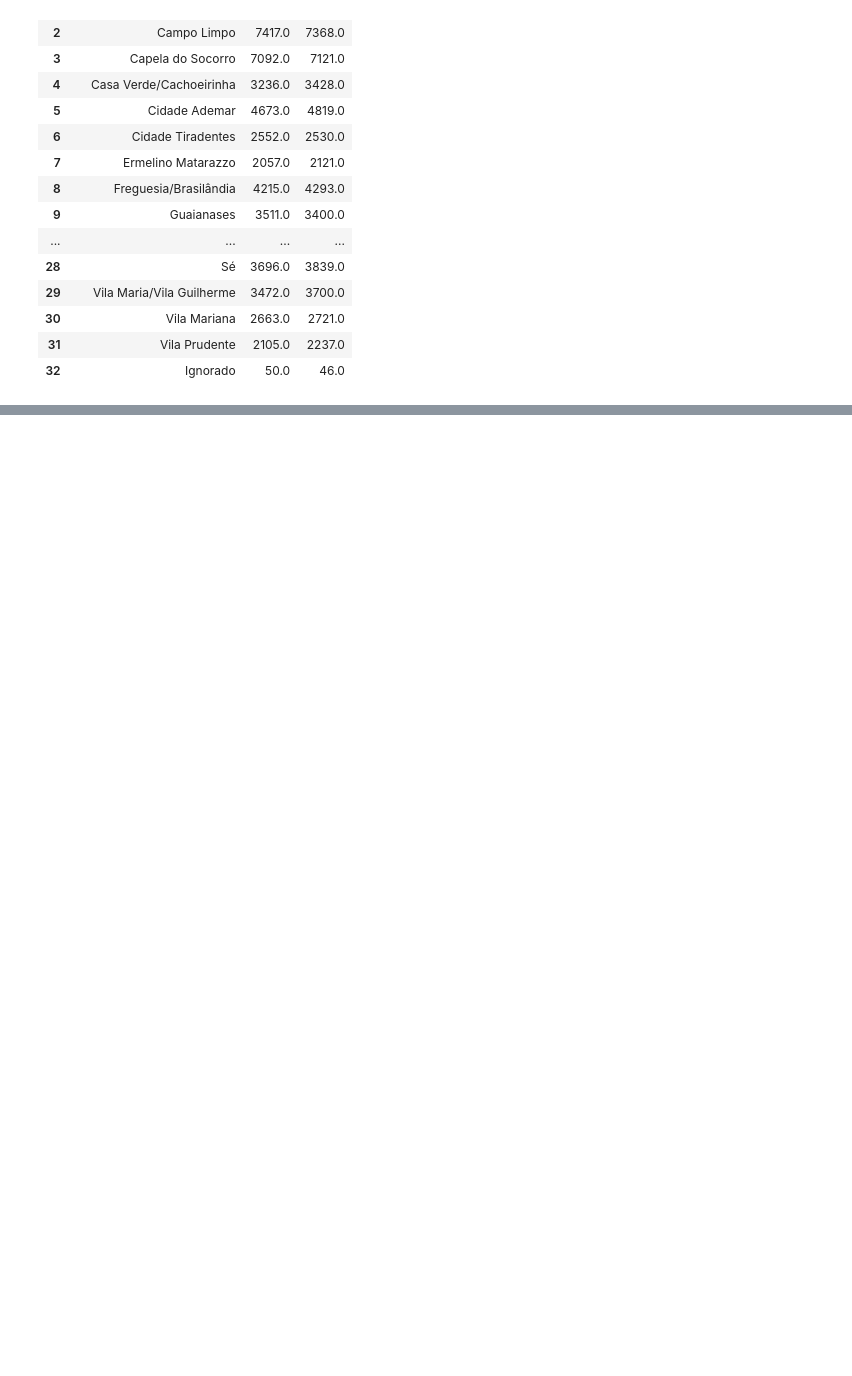
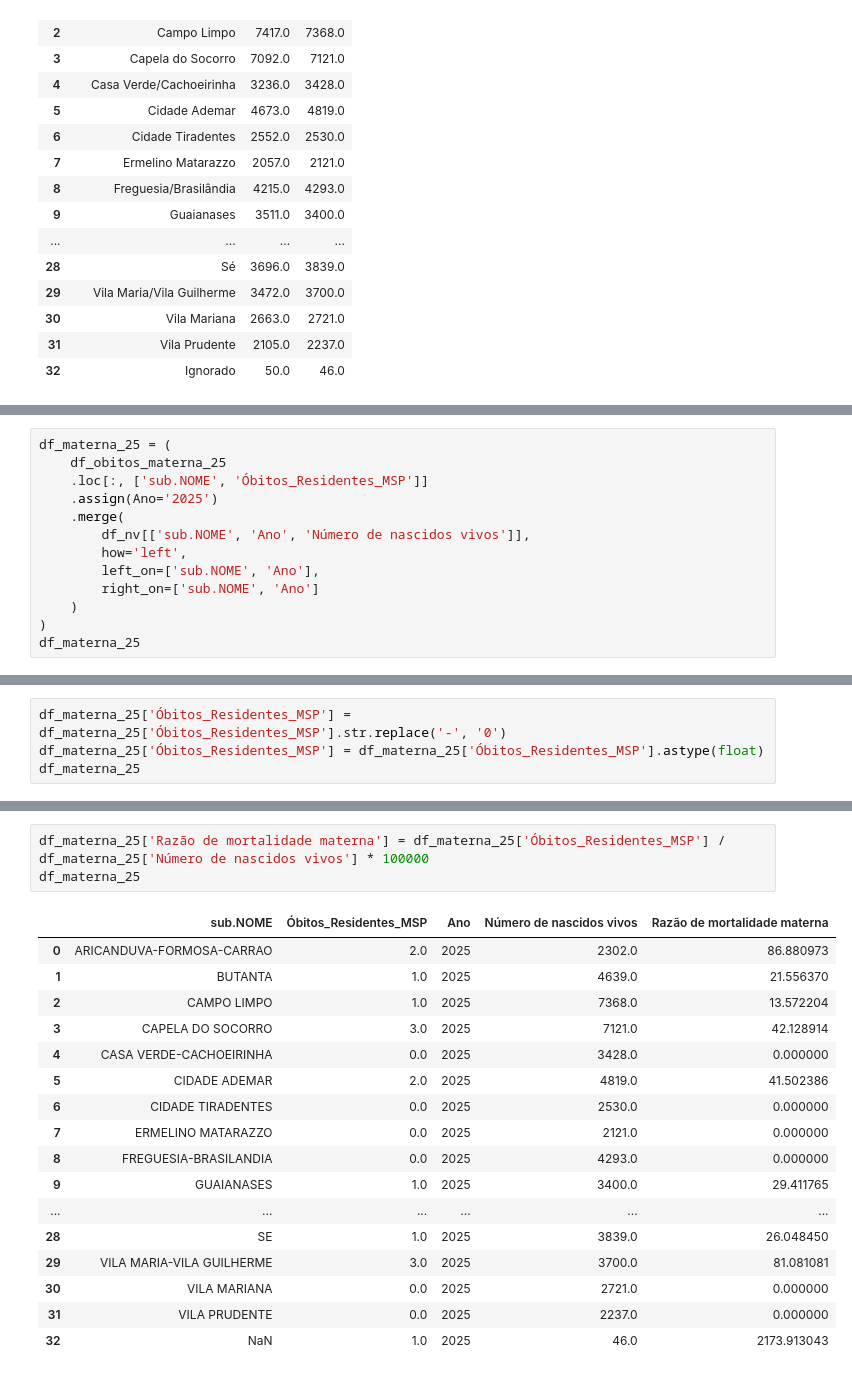
Before and after one commit to ObservatorioPoliticasTCM/datasp-dados, a Jupyter notebook: rendered_notebooks/saude/01 mortalidade materna e infantil.ipynb, the cells around one changed output, grey strips where cells are left out. Cells and saved outputs as stored; diff of their text form; blank space fills up the shorter version.

```diff
--- a/rendered_notebooks/saude/01 mortalidade materna e infantil.ipynb
+++ b/rendered_notebooks/saude/01 mortalidade materna e infantil.ipynb
@@ -239,0 +771,13 @@ df_nv
+# %%
+df_materna_25 = (
+    df_obitos_materna_25
+    .loc[:, ['sub.NOME', 'Óbitos_Residentes_MSP']]
+    .assign(Ano='2025')
+    .merge(
+        df_nv[['sub.NOME', 'Ano', 'Número de nascidos vivos']],
+        how='left',
+        left_on=['sub.NOME', 'Ano'],
+        right_on=['sub.NOME', 'Ano']
+    )
+)
+df_materna_25
@@ -239,0 +802,4 @@ df_nv
+# %%
+df_materna_25['Óbitos_Residentes_MSP'] = df_materna_25['Óbitos_Residentes_MSP'].str.replace('-', '0')
+df_materna_25['Óbitos_Residentes_MSP'] = df_materna_25['Óbitos_Residentes_MSP'].astype(float)
+df_materna_25
@@ -239,0 +824,21 @@ df_nv
+# %%
+df_materna_25['Razão de mortalidade materna'] = df_materna_25['Óbitos_Residentes_MSP'] / df_materna_25['Número de nascidos vivos'] * 100000
+df_materna_25
+# %% [output]
+|  | sub.NOME | Óbitos_Residentes_MSP | Ano | Número de nascidos vivos | Razão de mortalidade materna |
+| 0 | ARICANDUVA-FORMOSA-CARRAO | 2.0 | 2025 | 2302.0 | 86.880973 |
+| 1 | BUTANTA | 1.0 | 2025 | 4639.0 | 21.556370 |
+| 2 | CAMPO LIMPO | 1.0 | 2025 | 7368.0 | 13.572204 |
+| 3 | CAPELA DO SOCORRO | 3.0 | 2025 | 7121.0 | 42.128914 |
+| 4 | CASA VERDE-CACHOEIRINHA | 0.0 | 2025 | 3428.0 | 0.000000 |
+| 5 | CIDADE ADEMAR | 2.0 | 2025 | 4819.0 | 41.502386 |
+| 6 | CIDADE TIRADENTES | 0.0 | 2025 | 2530.0 | 0.000000 |
+| 7 | ERMELINO MATARAZZO | 0.0 | 2025 | 2121.0 | 0.000000 |
+| 8 | FREGUESIA-BRASILANDIA | 0.0 | 2025 | 4293.0 | 0.000000 |
+| 9 | GUAIANASES | 1.0 | 2025 | 3400.0 | 29.411765 |
+| ... | ... | ... | ... | ... | ... |
+| 28 | SE | 1.0 | 2025 | 3839.0 | 26.048450 |
+| 29 | VILA MARIA-VILA GUILHERME | 3.0 | 2025 | 3700.0 | 81.081081 |
+| 30 | VILA MARIANA | 0.0 | 2025 | 2721.0 | 0.000000 |
+| 31 | VILA PRUDENTE | 0.0 | 2025 | 2237.0 | 0.000000 |
+| 32 | NaN | 1.0 | 2025 | 46.0 | 2173.913043 |
```
Also changed, not shown: parts of 39 cells of this notebook.
